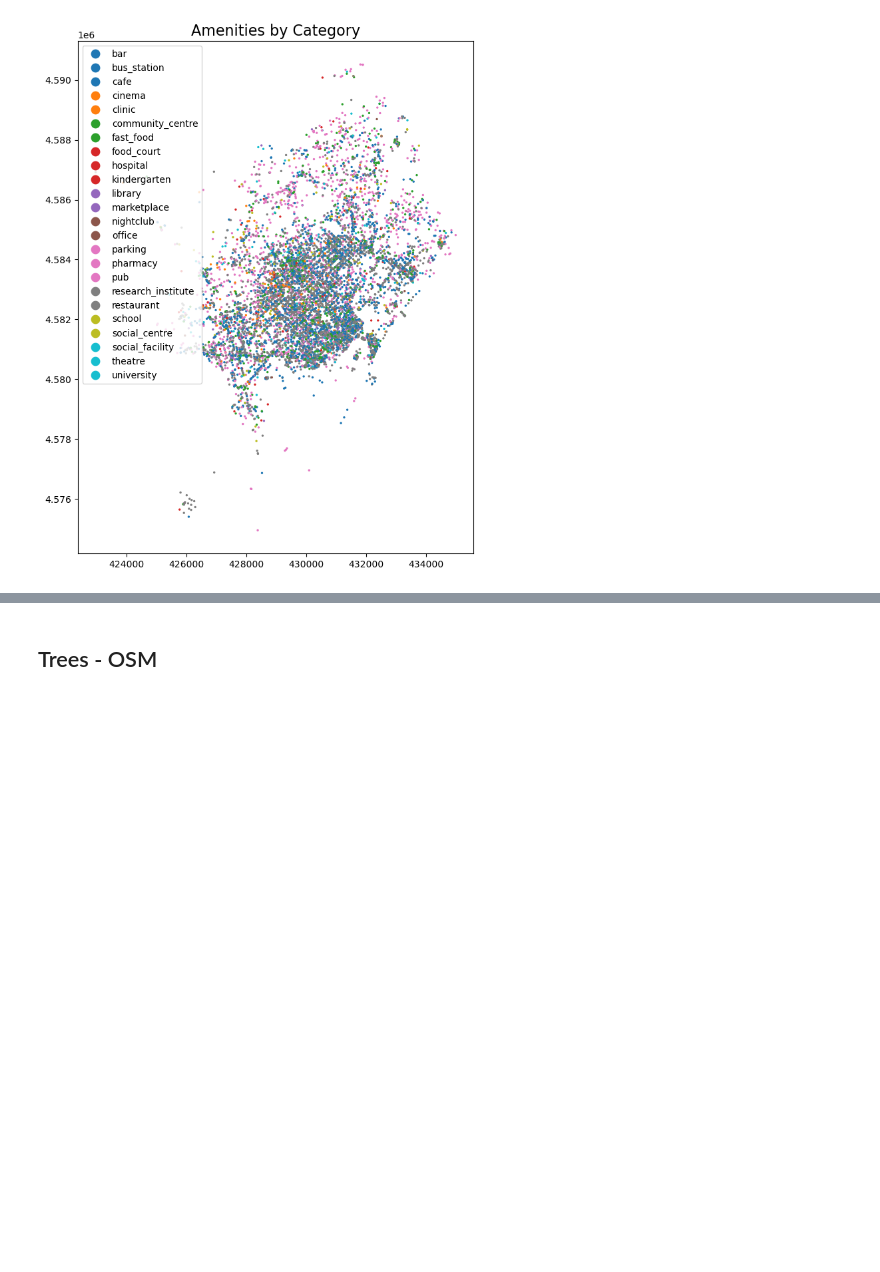
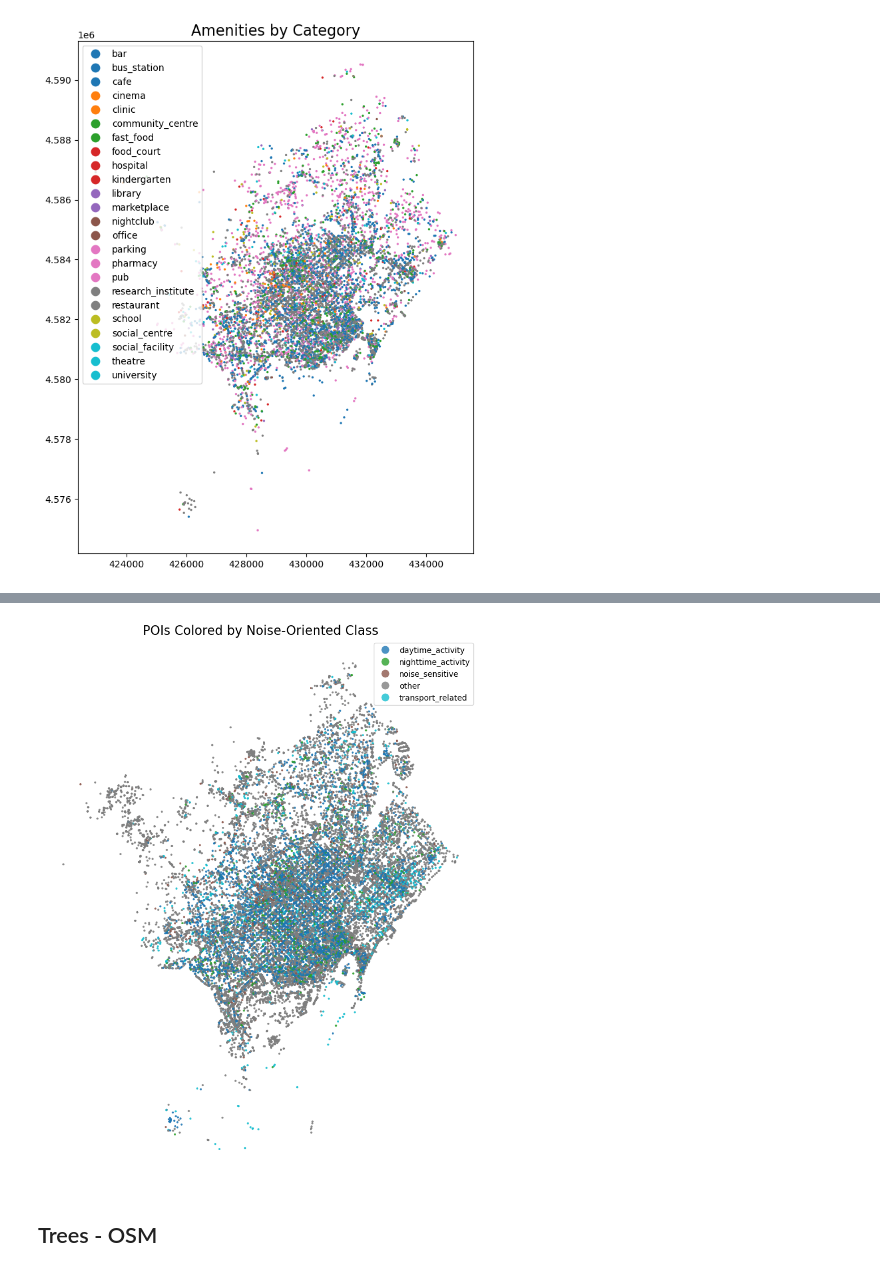
Before and after one commit to AndreaCutroni/ML-Noise-Prediction, a Jupyter notebook: notebooks/osm/OSM_points.ipynb, the cells around one changed output, grey strips where cells are left out. Drawn from its saved outputs; the diff is of its cells as text; code cells hidden in the pictures; blank space fills up the shorter version.

```diff
--- a/notebooks/osm/OSM_points.ipynb
+++ b/notebooks/osm/OSM_points.ipynb
@@ -122,3 +271,20 @@ Text(0.5, 1.0, 'Amenities by Category')
+# %%
+# Map the POIs by class so we can see how the categories are distributed spatially.
+fig, ax = plt.subplots(figsize=(10, 10))
+pois.plot(
+    ax=ax,
+    column='poi_noise_class',
+    categorical=True,
+    legend=True,
+    markersize=3,
+    alpha=0.8
+)
+ax.set_title('POIs Colored by Noise-Oriented Class', fontsize=16)
+ax.set_axis_off()
+plt.tight_layout()
+plt.show()
+# %% [output]
+[figure, added]
 # %% [markdown]
 ## Trees - OSM
 # %%
```
Also changed, not shown: parts of 6 cells of this notebook.
